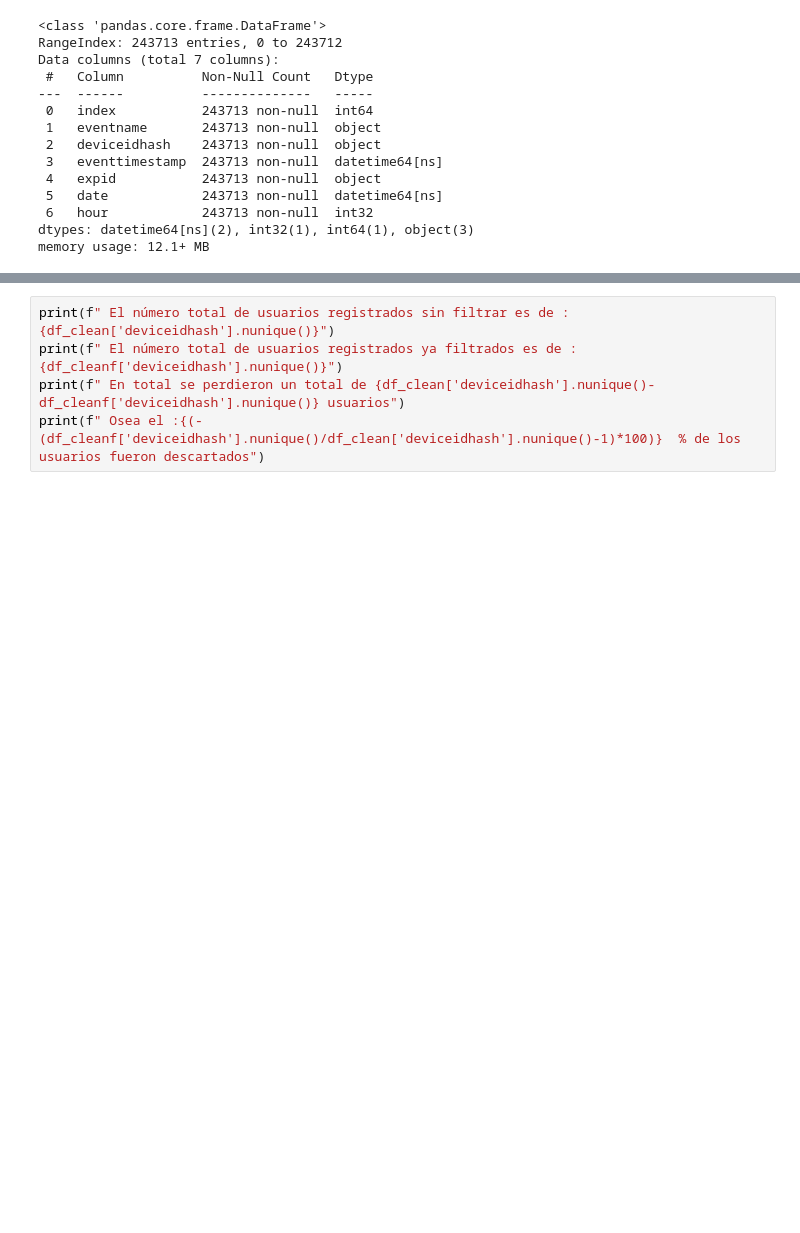
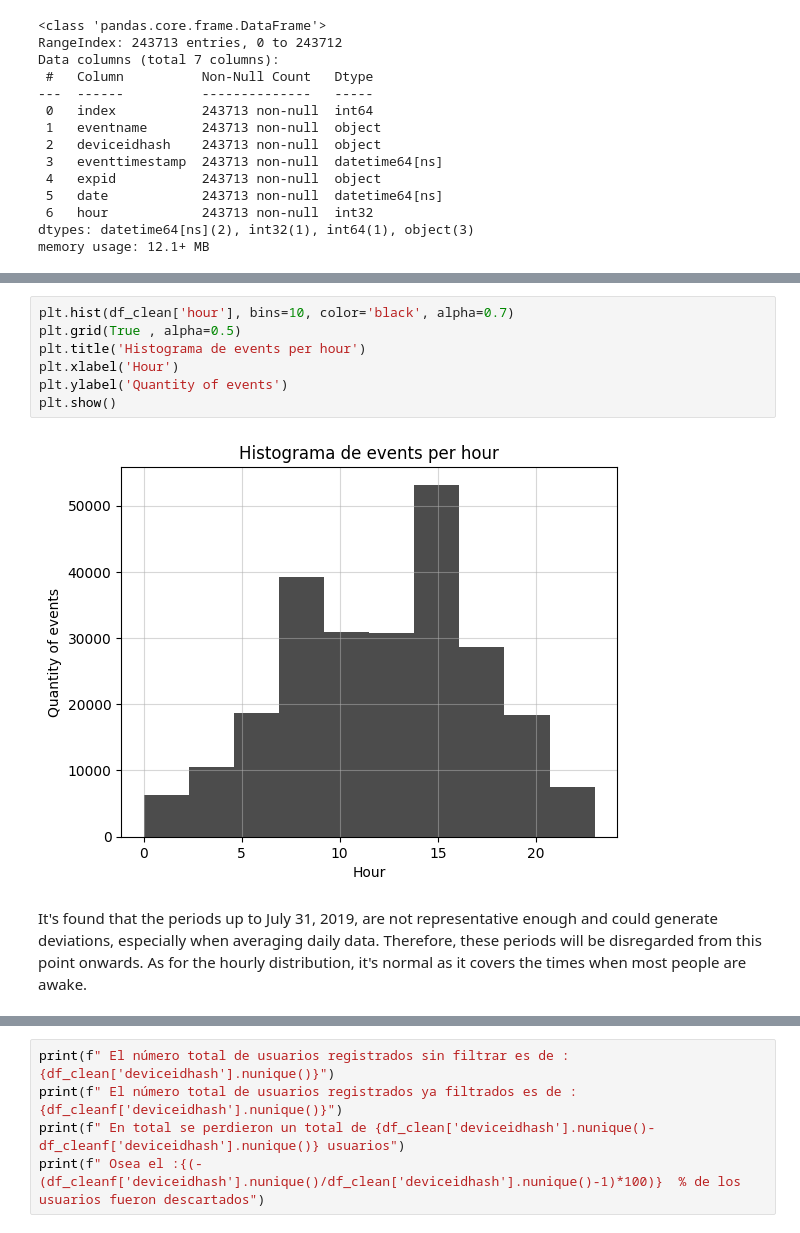
Before and after one commit to Juancanoanalyst/AAtestalimenticios, a Jupyter notebook: notebook.ipynb, the cells around one changed output, grey strips where cells are left out. Saved outputs shown, nothing was run; the diff lists cells and outputs as text; blank space fills up the shorter version.

```diff
--- a/notebook.ipynb
+++ b/notebook.ipynb
@@ -210,0 +162,11 @@ print(f" Osea el :{(-(df_cleanf['eventname'].count().round(2)/df_clean['eventnam
+# %%
+plt.hist(df_clean['hour'], bins=10, color='black', alpha=0.7)
+plt.grid(True , alpha=0.5)
+plt.title('Histograma de events per hour')
+plt.xlabel('Hour')
+plt.ylabel('Quantity of events')
+plt.show()
+# %% [output]
+[figure, added]
+# %% [markdown]
+It's found that the periods up to July 31, 2019, are not representative enough and could generate deviations, especially when averaging daily data. Therefore, these periods will be disregarded from this point onwards. As for the hourly distribution, it's normal as it covers the times when most people are awake.
```
Also changed, not shown: parts of 69 cells of this notebook, 1 other file.
